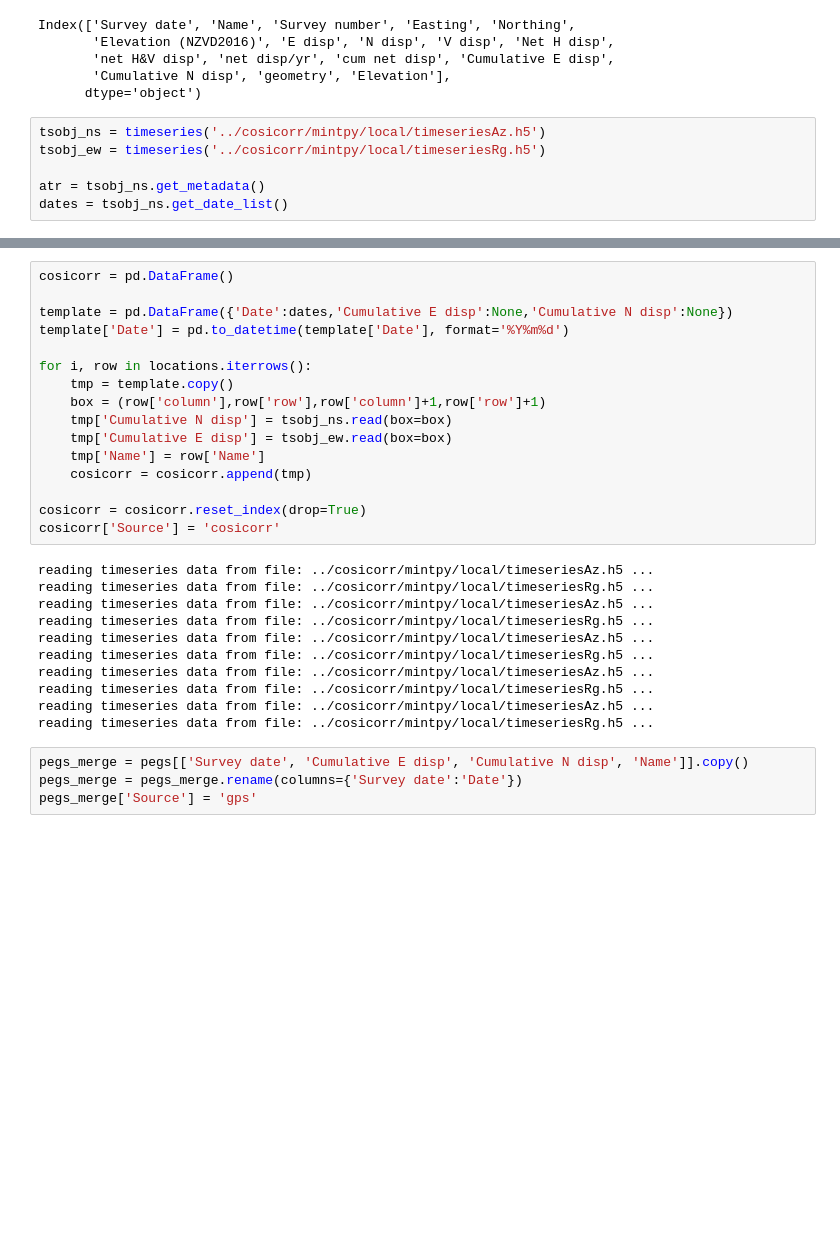
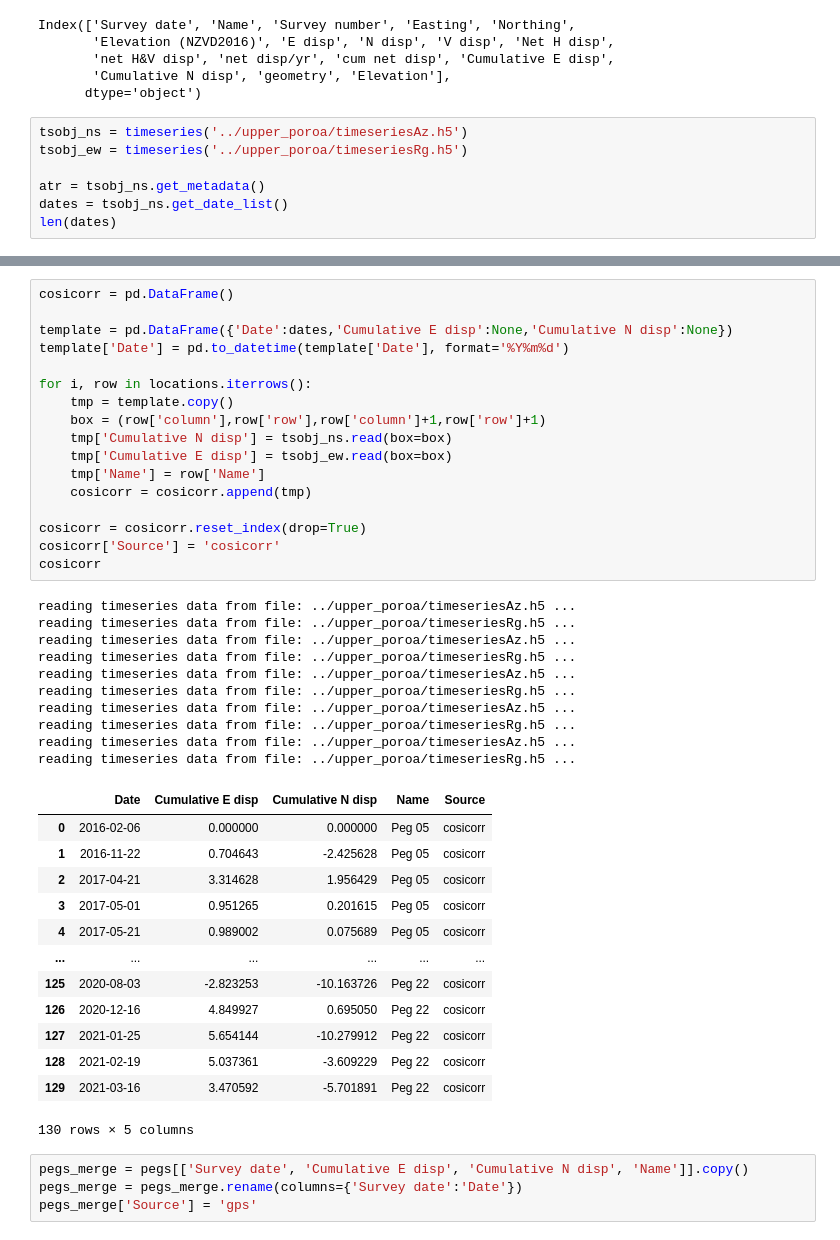
Before and after one commit to forrestfwilliams/pixeloffset_mintpy, a Jupyter notebook: ground_truth.ipynb, the cells around one changed output, grey strips where cells are left out. Saved outputs shown, nothing was run; the diff lists cells and outputs as text; blank space fills up the shorter version.

```diff
--- a/ground_truth.ipynb
+++ b/ground_truth.ipynb
@@ -62,8 +66,9 @@ Index(['Survey date', 'Name', 'Survey number', 'Easting', 'Northing',
        'Cumulative N disp', 'geometry', 'Elevation'],
       dtype='object')
 # %%
-tsobj_ns = timeseries('../cosicorr/mintpy/local/timeseriesAz.h5')
-tsobj_ew = timeseries('../cosicorr/mintpy/local/timeseriesRg.h5')
+tsobj_ns = timeseries('../upper_poroa/timeseriesAz.h5')
+tsobj_ew = timeseries('../upper_poroa/timeseriesRg.h5')
 
 atr = tsobj_ns.get_metadata()
 dates = tsobj_ns.get_date_list()
+len(dates)
@@ -90,30 +97,44 @@ print(locations)
 # %%
 cosicorr = pd.DataFrame()
 
 template = pd.DataFrame({'Date':dates,'Cumulative E disp':None,'Cumulative N disp':None})
 template['Date'] = pd.to_datetime(template['Date'], format='%Y%m%d')
 
 for i, row in locations.iterrows():
     tmp = template.copy()
     box = (row['column'],row['row'],row['column']+1,row['row']+1)
     tmp['Cumulative N disp'] = tsobj_ns.read(box=box)
     tmp['Cumulative E disp'] = tsobj_ew.read(box=box)
     tmp['Name'] = row['Name']
     cosicorr = cosicorr.append(tmp)
 
 cosicorr = cosicorr.reset_index(drop=True)
 cosicorr['Source'] = 'cosicorr'
+cosicorr
 # %% [output]
-reading timeseries data from file: ../cosicorr/mintpy/local/timeseriesAz.h5 ...
-reading timeseries data from file: ../cosicorr/mintpy/local/timeseriesRg.h5 ...
-reading timeseries data from file: ../cosicorr/mintpy/local/timeseriesAz.h5 ...
-reading timeseries data from file: ../cosicorr/mintpy/local/timeseriesRg.h5 ...
-reading timeseries data from file: ../cosicorr/mintpy/local/timeseriesAz.h5 ...
-reading timeseries data from file: ../cosicorr/mintpy/local/timeseriesRg.h5 ...
-reading timeseries data from file: ../cosicorr/mintpy/local/timeseriesAz.h5 ...
-reading timeseries data from file: ../cosicorr/mintpy/local/timeseriesRg.h5 ...
-reading timeseries data from file: ../cosicorr/mintpy/local/timeseriesAz.h5 ...
-reading timeseries data from file: ../cosicorr/mintpy/local/timeseriesRg.h5 ...
+reading timeseries data from file: ../upper_poroa/timeseriesAz.h5 ...
+reading timeseries data from file: ../upper_poroa/timeseriesRg.h5 ...
+reading timeseries data from file: ../upper_poroa/timeseriesAz.h5 ...
+reading timeseries data from file: ../upper_poroa/timeseriesRg.h5 ...
+reading timeseries data from file: ../upper_poroa/timeseriesAz.h5 ...
+reading timeseries data from file: ../upper_poroa/timeseriesRg.h5 ...
+reading timeseries data from file: ../upper_poroa/timeseriesAz.h5 ...
+reading timeseries data from file: ../upper_poroa/timeseriesRg.h5 ...
+reading timeseries data from file: ../upper_poroa/timeseriesAz.h5 ...
+reading timeseries data from file: ../upper_poroa/timeseriesRg.h5 ...
+|  | Date | Cumulative E disp | Cumulative N disp | Name | Source |
+| 0 | 2016-02-06 | 0.000000 | 0.000000 | Peg 05 | cosicorr |
+| 1 | 2016-11-22 | 0.704643 | -2.425628 | Peg 05 | cosicorr |
+| 2 | 2017-04-21 | 3.314628 | 1.956429 | Peg 05 | cosicorr |
+| 3 | 2017-05-01 | 0.951265 | 0.201615 | Peg 05 | cosicorr |
+| 4 | 2017-05-21 | 0.989002 | 0.075689 | Peg 05 | cosicorr |
+| ... | ... | ... | ... | ... | ... |
+| 125 | 2020-08-03 | -2.823253 | -10.163726 | Peg 22 | cosicorr |
+| 126 | 2020-12-16 | 4.849927 | 0.695050 | Peg 22 | cosicorr |
+| 127 | 2021-01-25 | 5.654144 | -10.279912 | Peg 22 | cosicorr |
+| 128 | 2021-02-19 | 5.037361 | -3.609229 | Peg 22 | cosicorr |
+| 129 | 2021-03-16 | 3.470592 | -5.701891 | Peg 22 | cosicorr |
+130 rows × 5 columns
 # %%
 pegs_merge = pegs[['Survey date', 'Cumulative E disp', 'Cumulative N disp', 'Name']].copy()
 pegs_merge = pegs_merge.rename(columns={'Survey date':'Date'})
```
Also changed, not shown: parts of 7 cells of this notebook, 4 other files.
